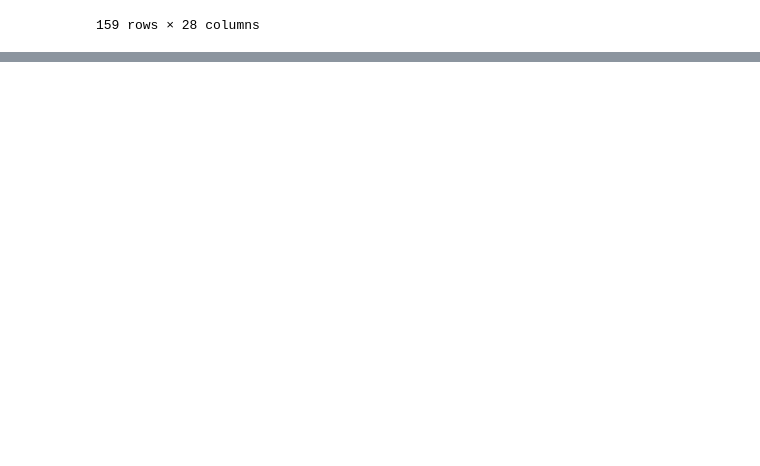
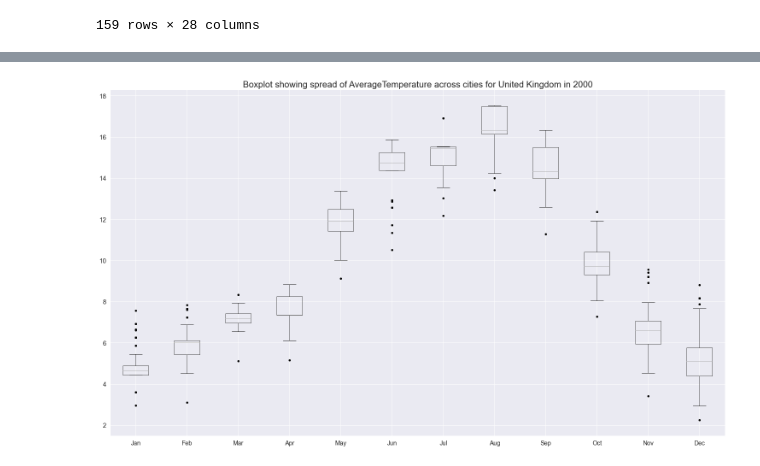
Before and after one commit to SoffieW/climate_repository, a Jupyter notebook: notebooks/exploratory/explore_and_process_data.ipynb, the cells around one changed output, grey strips where cells are left out. Drawn from its saved outputs; the diff is of its cells as text; code cells hidden in the pictures; blank space fills up the shorter version.

```diff
--- a/notebooks/exploratory/explore_and_process_data.ipynb
+++ b/notebooks/exploratory/explore_and_process_data.ipynb
@@ -335,0 +418,18 @@ temps_df.groupby(['Country', 'Decade']).AverageTemperature.mean().unstack()
+# %%
+import matplotlib.pyplot as plt
+
+
+temps_df_uk2000 = temps_df[((temps_df.Date.dt.year == 2000))&(temps_df.Country=='United Kingdom')]
+temps_df_uk2000.boxplot('AverageTemperature', temps_df.Date.dt.month, rot = 90, figsize = (25,15),
+                                                flierprops = dict(marker='o', markerfacecolor='black', markersize=5,
+                  markeredgecolor='none'));
+plt.title('Boxplot showing spread of AverageTemperature across cities for United Kingdom in 2000', fontsize = 'xx-large')
+plt.suptitle('')
+plt.yticks()
+ax = plt.gca()
+ax.set_xticklabels(['Jan', 'Feb', 'Mar','Apr', 'May', 'Jun','Jul', 'Aug', 'Sep','Oct', 'Nov', 'Dec'], rotation="horizontal", fontsize = 'large')
+ax.set_xlabel('')
+ax.tick_params(axis='y', which='major', labelsize=15)
+plt.show()
+# %% [output]
+[figure, added]
```
Also changed, not shown: parts of 26 cells of this notebook.
